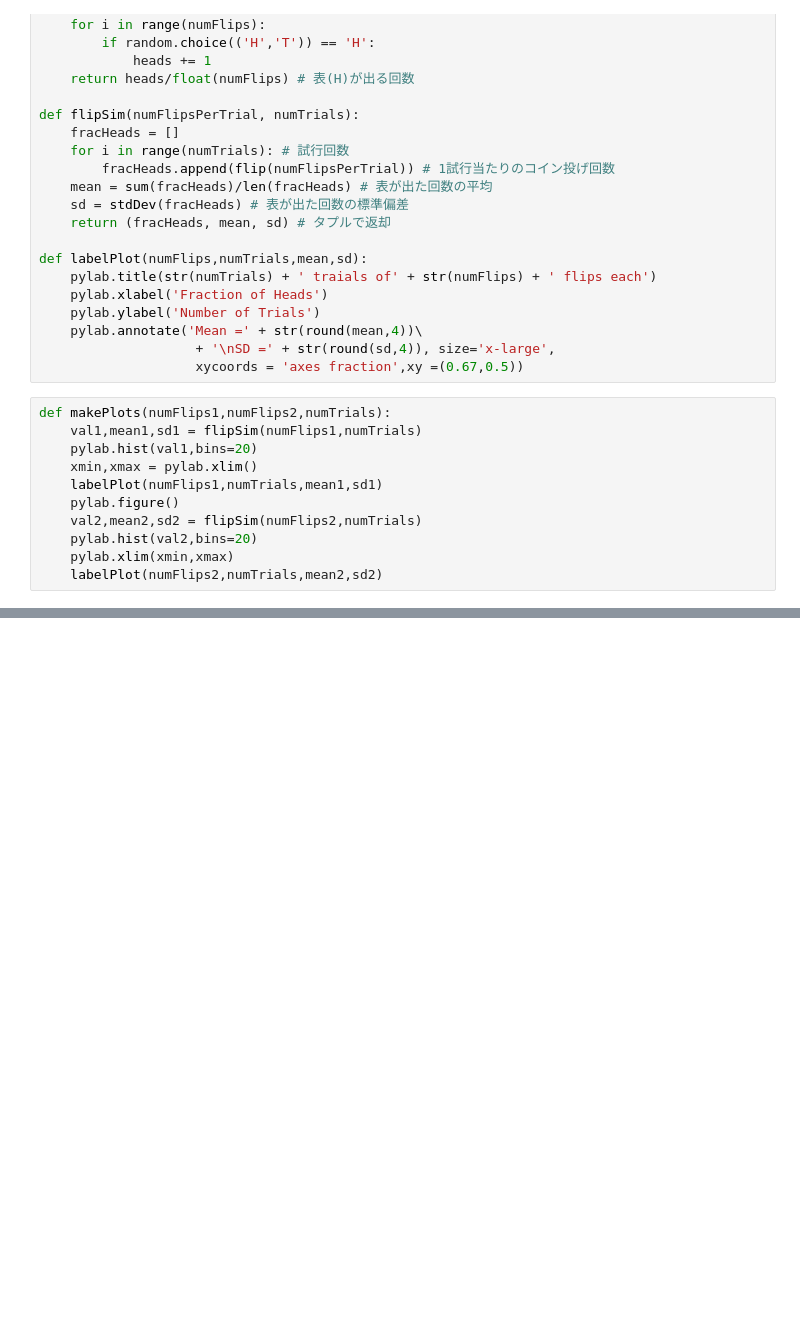
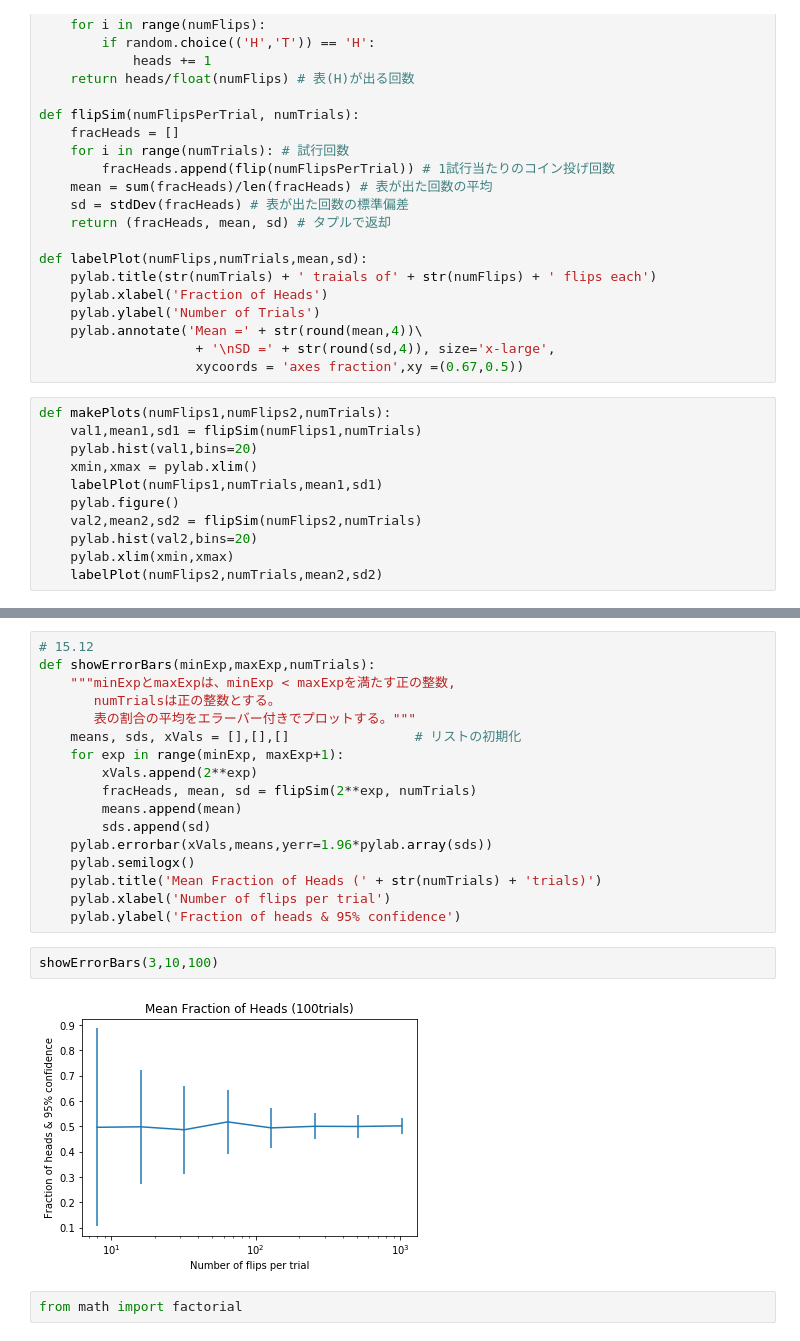
Before and after one commit to Tatsuro0726/MIT_DS, a Jupyter notebook: practice_Ch15.ipynb, the cells around one changed output, grey strips where cells are left out. Cells and saved outputs as stored; diff of their text form; blank space fills up the shorter version.

```diff
--- a/practice_Ch15.ipynb
+++ b/practice_Ch15.ipynb
@@ -309,0 +329,23 @@ makePlots(100,1000,100000)
+# %%
+# 15.12
+def showErrorBars(minExp,maxExp,numTrials):
+    """minExpとmaxExpは、minExp < maxExpを満たす正の整数,
+       numTrialsは正の整数とする。
+       表の割合の平均をエラーバー付きでプロットする。"""
+    means, sds, xVals = [],[],[]                # リストの初期化
+    for exp in range(minExp, maxExp+1):
+        xVals.append(2**exp)
+        fracHeads, mean, sd = flipSim(2**exp, numTrials)
+        means.append(mean)
+        sds.append(sd)
+    pylab.errorbar(xVals,means,yerr=1.96*pylab.array(sds))
+    pylab.semilogx()
+    pylab.title('Mean Fraction of Heads (' + str(numTrials) + 'trials)')
+    pylab.xlabel('Number of flips per trial')
+    pylab.ylabel('Fraction of heads & 95% confidence')
+# %%
+showErrorBars(3,10,100)
+# %% [output]
+[figure, added]
+# %%
+from math import factorial
```
Also changed, not shown: parts of 16 cells of this notebook.
